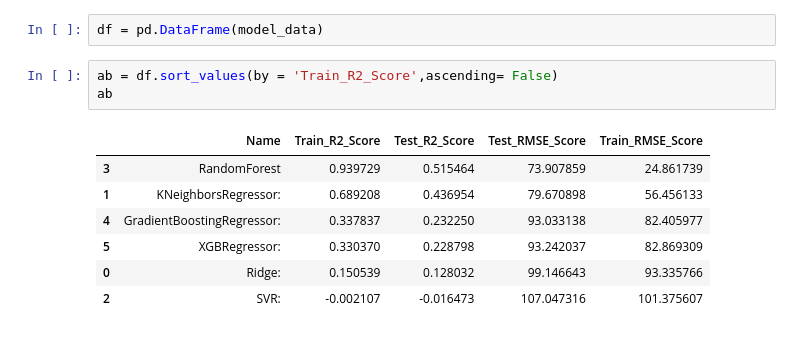
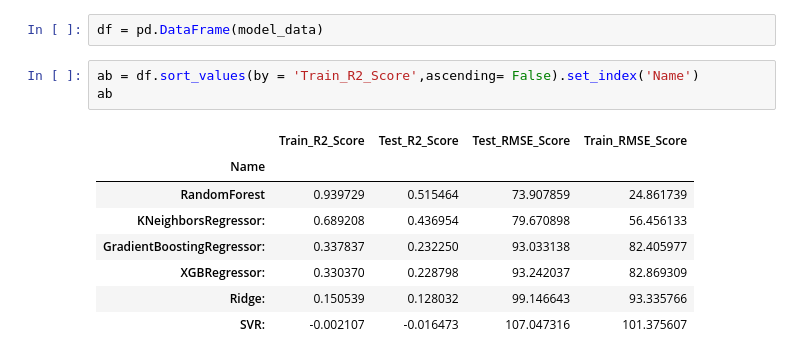
Before and after one commit to Navin321-alma/Appliances_energy_prediction_linear_regression, a Jupyter notebook: Self_Appliances_Energy_prediction.ipynb, the cells around one changed output. Saved outputs shown, nothing was run; the diff lists cells and outputs as text.

```diff
--- a/Self_Appliances_Energy_prediction.ipynb
+++ b/Self_Appliances_Energy_prediction.ipynb
@@ -757,13 +757,14 @@ model_data
 # %%
 df = pd.DataFrame(model_data)
 # %%
-ab = df.sort_values(by = 'Train_R2_Score',ascending= False)
+ab = df.sort_values(by = 'Train_R2_Score',ascending= False).set_index('Name')
 ab
 # %% [output]
-|  | Name | Train_R2_Score | Test_R2_Score | Test_RMSE_Score | Train_RMSE_Score |
-| 3 | RandomForest | 0.939729 | 0.515464 | 73.907859 | 24.861739 |
-| 1 | KNeighborsRegressor: | 0.689208 | 0.436954 | 79.670898 | 56.456133 |
-| 4 | GradientBoostingRegressor: | 0.337837 | 0.232250 | 93.033138 | 82.405977 |
-| 5 | XGBRegressor: | 0.330370 | 0.228798 | 93.242037 | 82.869309 |
-| 0 | Ridge: | 0.150539 | 0.128032 | 99.146643 | 93.335766 |
-| 2 | SVR: | -0.002107 | -0.016473 | 107.047316 | 101.375607 |
+|  | Train_R2_Score | Test_R2_Score | Test_RMSE_Score | Train_RMSE_Score |
+| Name |  |  |  |  |
+| RandomForest | 0.939729 | 0.515464 | 73.907859 | 24.861739 |
+| KNeighborsRegressor: | 0.689208 | 0.436954 | 79.670898 | 56.456133 |
+| GradientBoostingRegressor: | 0.337837 | 0.232250 | 93.033138 | 82.405977 |
+| XGBRegressor: | 0.330370 | 0.228798 | 93.242037 | 82.869309 |
+| Ridge: | 0.150539 | 0.128032 | 99.146643 | 93.335766 |
+| SVR: | -0.002107 | -0.016473 | 107.047316 | 101.375607 |
```
Also changed, not shown: parts of 21 cells of this notebook.
